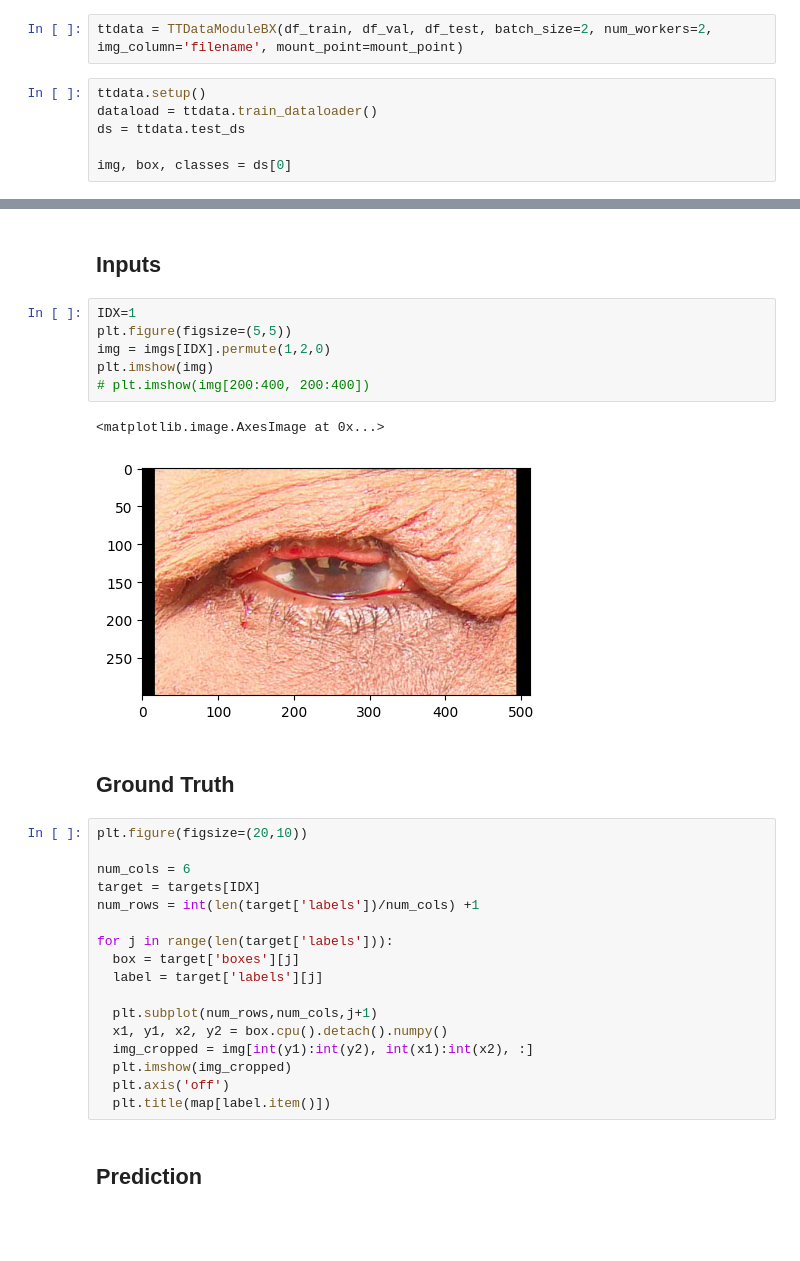
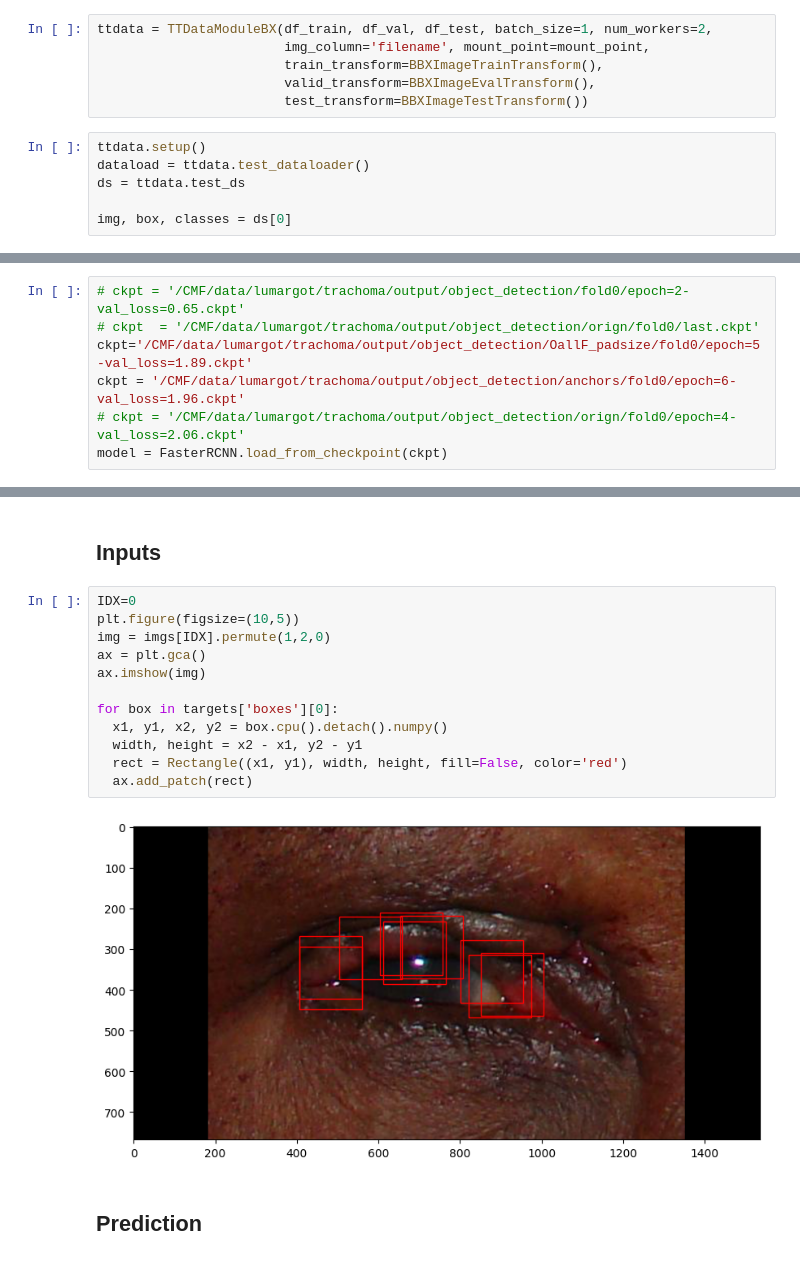
Before and after one commit to lucieDLE/trachoma, a Jupyter notebook: src/py/notebooks/faster-rcnn-dl.ipynb, the cells around one changed output, grey strips where cells are left out. Drawn from its saved outputs; the diff is of its cells as text; blank space fills up the shorter version.

Commit message:
WIP: faster rcnn

```diff
--- a/src/py/notebooks/faster-rcnn-dl.ipynb
+++ b/src/py/notebooks/faster-rcnn-dl.ipynb
@@ -64,8 +173,12 @@ Name: class, dtype: int64
 # %%
-ttdata = TTDataModuleBX(df_train, df_val, df_test, batch_size=2, num_workers=2, img_column='filename', mount_point=mount_point)
+ttdata = TTDataModuleBX(df_train, df_val, df_test, batch_size=1, num_workers=2,
+                        img_column='filename', mount_point=mount_point,
+                        train_transform=BBXImageTrainTransform(),
+                        valid_transform=BBXImageEvalTransform(),
+                        test_transform=BBXImageTestTransform())
 # %%
 ttdata.setup()
-dataload = ttdata.train_dataloader()
+dataload = ttdata.test_dataloader()
 ds = ttdata.test_ds
 
 img, box, classes = ds[0]
@@ -150,0 +187,7 @@ map = {1:'ECA',
+# %%
+# ckpt = '/CMF/data/lumargot/trachoma/output/object_detection/fold0/epoch=2-val_loss=0.65.ckpt'
+# ckpt  = '/CMF/data/lumargot/trachoma/output/object_detection/orign/fold0/last.ckpt'
+ckpt='/CMF/data/lumargot/trachoma/output/object_detection/OallF_padsize/fold0/epoch=5-val_loss=1.89.ckpt'
+ckpt = '/CMF/data/lumargot/trachoma/output/object_detection/anchors/fold0/epoch=6-val_loss=1.96.ckpt'
+# ckpt = '/CMF/data/lumargot/trachoma/output/object_detection/orign/fold0/epoch=4-val_loss=2.06.ckpt'
+model = FasterRCNN.load_from_checkpoint(ckpt)
@@ -151,33 +242,19 @@ map = {1:'ECA',
 # %% [markdown]
 ## Inputs
-# %%
-IDX=1
-plt.figure(figsize=(5,5))
-img = imgs[IDX].permute(1,2,0)
-plt.imshow(img)
-# plt.imshow(img[200:400, 200:400])
-# %% [output]
-<matplotlib.image.AxesImage at 0x...>
-[figure, removed]
-# %% [markdown]
-## Ground Truth
-# %%
-plt.figure(figsize=(20,10))
-
-num_cols = 6
-target = targets[IDX]
-num_rows = int(len(target['labels'])/num_cols) +1
-
-for j in range(len(target['labels'])):
-  box = target['boxes'][j]
-  label = target['labels'][j]
-
-  plt.subplot(num_rows,num_cols,j+1)
-  x1, y1, x2, y2 = box.cpu().detach().numpy()
-  img_cropped = img[int(y1):int(y2), int(x1):int(x2), :]
-  plt.imshow(img_cropped)
-  plt.axis('off')
-  plt.title(map[label.item()])
+# %%
+IDX=0
+plt.figure(figsize=(10,5))
+img = imgs[IDX].permute(1,2,0)
+ax = plt.gca()
+ax.imshow(img)
+
+for box in targets['boxes'][0]:
+  x1, y1, x2, y2 = box.cpu().detach().numpy()
+  width, height = x2 - x1, y2 - y1
+  rect = Rectangle((x1, y1), width, height, fill=False, color='red')
+  ax.add_patch(rect)
+# %% [output]
+[figure, added]
 # %% [markdown]
 ## Prediction
 # %%
```
Also changed, not shown: parts of 40 cells of this notebook, 4 other files.
